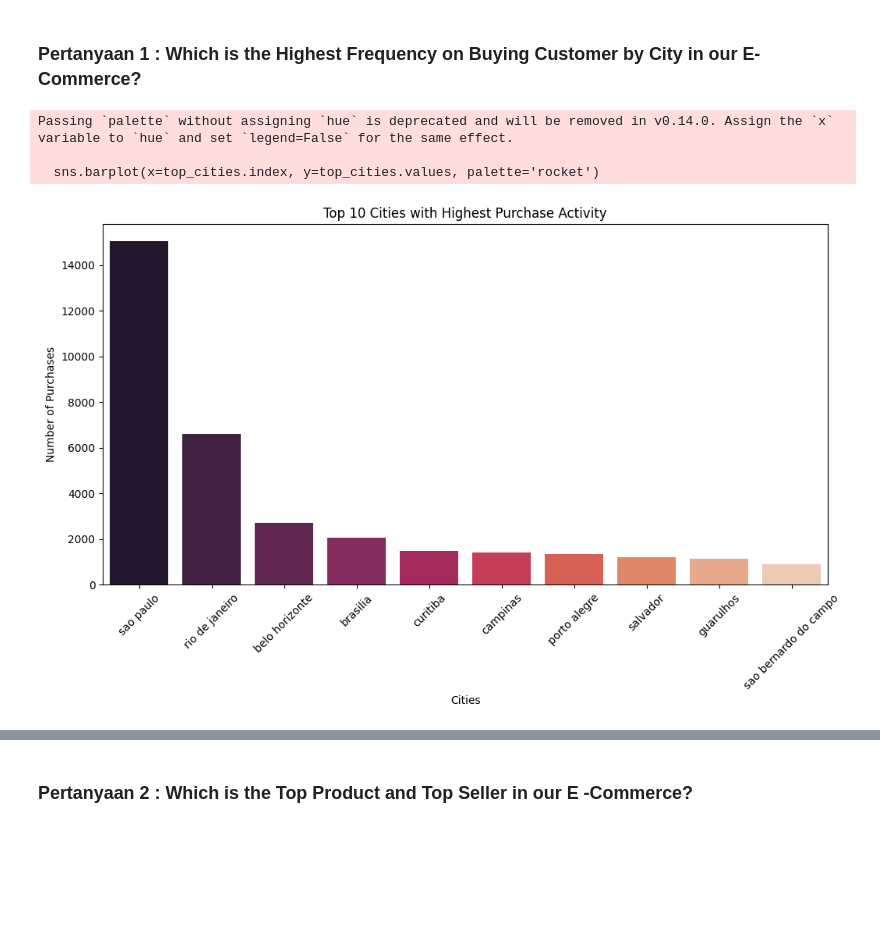
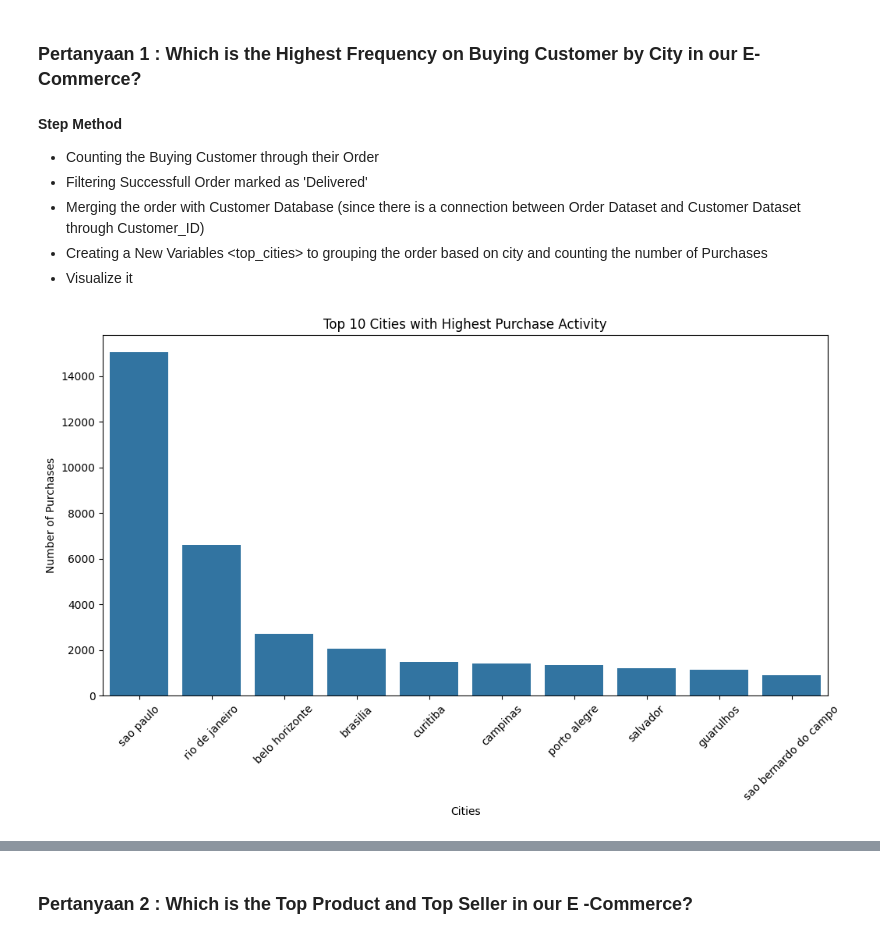
Before and after one commit to Bayhaqieee/Brazil_Ecommerce_Analyze, a Jupyter notebook: notebook.ipynb, the cells around one changed output, grey strips where cells are left out. Saved outputs shown, nothing was run; the diff lists cells and outputs as text; code cells hidden in the pictures; blank space fills up the shorter version.

```diff
--- a/notebook.ipynb
+++ b/notebook.ipynb
@@ -1223,26 +1223,30 @@ print(result)
 ## Visualization & Explanatory Analysis
 # %% [markdown]
 ### Pertanyaan 1 : Which is the Highest Frequency on Buying Customer by City in our E-Commerce?
+# %% [markdown]
+**Step Method**
+- Counting the Buying Customer through their Order
+- Filtering Successfull Order marked as 'Delivered'
+- Merging the order with Customer Database (since there is a connection between Order Dataset and Customer Dataset through Customer_ID)
+- Creating a New Variables <top_cities> to grouping the order based on city and counting the number of Purchases
+- Visualize it
 # %%
 # Filter for successful orders
 successful_orders = orders_df[orders_df['order_status'] == 'delivered']
 
 # Merge with customer data to get city information
 order_city_data = pd.merge(successful_orders, customer_df, on='customer_id')
 
 # Group by city and count the number of purchases
 top_cities = order_city_data.groupby('customer_city').size().sort_values(ascending=False).head(10)
 
 # Plotting the top cities
 plt.figure(figsize=(12, 6))
-sns.barplot(x=top_cities.index, y=top_cities.values, palette='rocket')
+sns.barplot(x=top_cities.index, y=top_cities.values)
 plt.title('Top 10 Cities with Highest Purchase Activity')
 plt.xlabel('Cities')
 plt.ylabel('Number of Purchases')
 plt.xticks(rotation=45)
 plt.show()
 # %% [output]
-Passing `palette` without assigning `hue` is deprecated and will be removed in v0.14.0. Assign the `x` variable to `hue` and set `legend=False` for the same effect.
-
-  sns.barplot(x=top_cities.index, y=top_cities.values, palette='rocket')
-[figure, old version]
+[figure, new version]
```
Also changed, not shown: parts of 13 cells of this notebook.
